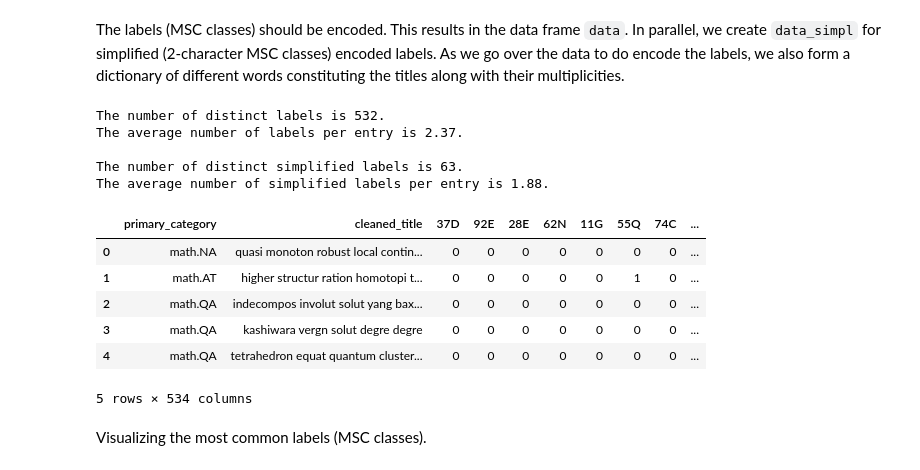
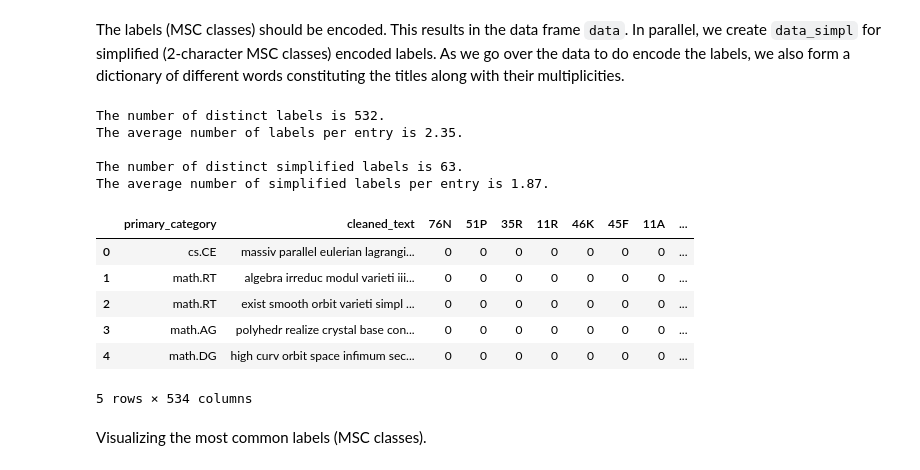
Before and after one commit to FilomKhash/Math-Preprint-Classifier, a Jupyter notebook: Basic Models.ipynb, the cells around one changed output. Cells and saved outputs as stored; diff of their text form; code cells hidden in the pictures.

```diff
--- a/Basic Models.ipynb
+++ b/Basic Models.ipynb
@@ -47,6 +47,7 @@ We first load the data. Among the columns, we only keep `primary_category`, `cle
 # %%
-raw_data=pd.read_csv('./data/data.csv',index_col=False)
-raw_data=raw_data[['primary_category','cleaned_title','MSC']]
+raw_data=pd.read_csv('./data/data.zip',compression='zip')
+raw_data=raw_data[['primary_category','cleaned_text','MSC']]
+print('Size of the raw data: ',raw_data.shape[0])
 
 #While loading, the lists under the MSC column are loaded as strings. They should be turned back into lists.
 raw_data['MSC']=raw_data['MSC'].apply(lambda x:eval(x))
@@ -90,7 +92,7 @@ print(f'The number of distinct simplified labels is {len(MSC_simpl_list)}.')
 print(f"The average number of simplified labels per entry is {round(sum(num_simpl_labels)/raw_data.shape[0],2)}.\n")
 
 
-#We initialize a dictionary to record the multiplicities of various words that appear in cleaned titles.
+#We initialize a dictionary to record the multiplicities of various words that appear in the text data.
 #We go over the data frame to update the dictionary, and to encode the labels.
 dict_words={}
 
@@ -103,7 +105,7 @@ data_simpl=pd.concat((raw_data,pd.DataFrame(data=0,index=np.arange(raw_data.shap
 
 for row in range(data.shape[0]):
 
-    words=data['cleaned_title'][row].split(' ')      #The titles have been cleaned, no consecutive spaces.
+    words=data['cleaned_text'][row].split(' ')      #The titles have been cleaned, no consecutive spaces.
     for word in words:
         if word in dict_words.keys():
             dict_words[word]+=1
@@ -111,41 +113,41 @@ for row in range(data.shape[0]):
             dict_words[word]=1
 
     classes=data['MSC'][row]
     for MSC in classes:
         data.at[row,MSC]=1
 
     simpl_classes=list(set([x[:2] for x in classes]))
     for MSC in simpl_classes:
         data_simpl.at[row,MSC]=1
 
 
 data.drop(columns=['MSC'],inplace=True)
 data_simpl.drop(columns=['MSC'],inplace=True)
 
 
 dict_MSC={}
 for MSC in MSC_list:
     dict_MSC[MSC]=data[MSC].sum()
 
 
 dict_MSC_simpl={}
 for MSC in MSC_simpl_list:
     dict_MSC_simpl[MSC]=data_simpl[MSC].sum()
 
 
 data.head()
 # %% [output]
 The number of distinct labels is 532.
-The average number of labels per entry is 2.37.
+The average number of labels per entry is 2.35.
 
 The number of distinct simplified labels is 63.
-The average number of simplified labels per entry is 1.88.
+The average number of simplified labels per entry is 1.87.
-|  | primary_category | cleaned_title | 37D | 92E | 28E | 62N | 11G | 55Q | 74C | ... |
-| 0 | math.NA | quasi monoton robust local contin... | 0 | 0 | 0 | 0 | 0 | 0 | 0 | ... |
-| 1 | math.AT | higher structur ration homotopi t... | 0 | 0 | 0 | 0 | 0 | 1 | 0 | ... |
-| 2 | math.QA | indecompos involut solut yang bax... | 0 | 0 | 0 | 0 | 0 | 0 | 0 | ... |
-| 3 | math.QA | kashiwara vergn solut degre degre | 0 | 0 | 0 | 0 | 0 | 0 | 0 | ... |
-| 4 | math.QA | tetrahedron equat quantum cluster... | 0 | 0 | 0 | 0 | 0 | 0 | 0 | ... |
+|  | primary_category | cleaned_text | 76N | 51P | 35R | 11R | 46K | 45F | 11A | ... |
+| 0 | cs.CE | massiv parallel eulerian lagrangi... | 0 | 0 | 0 | 0 | 0 | 0 | 0 | ... |
+| 1 | math.RT | algebra irreduc modul varieti iii... | 0 | 0 | 0 | 0 | 0 | 0 | 0 | ... |
+| 2 | math.RT | exist smooth orbit varieti simpl ... | 0 | 0 | 0 | 0 | 0 | 0 | 0 | ... |
+| 3 | math.AG | polyhedr realize crystal base con... | 0 | 0 | 0 | 0 | 0 | 0 | 0 | ... |
+| 4 | math.DG | high curv orbit space infimum sec... | 0 | 0 | 0 | 0 | 0 | 0 | 0 | ... |
 5 rows × 534 columns
 # %% [markdown]
 Visualizing the most common labels (MSC classes).
```
Also changed, not shown: parts of 24 cells of this notebook, 5 other files.
